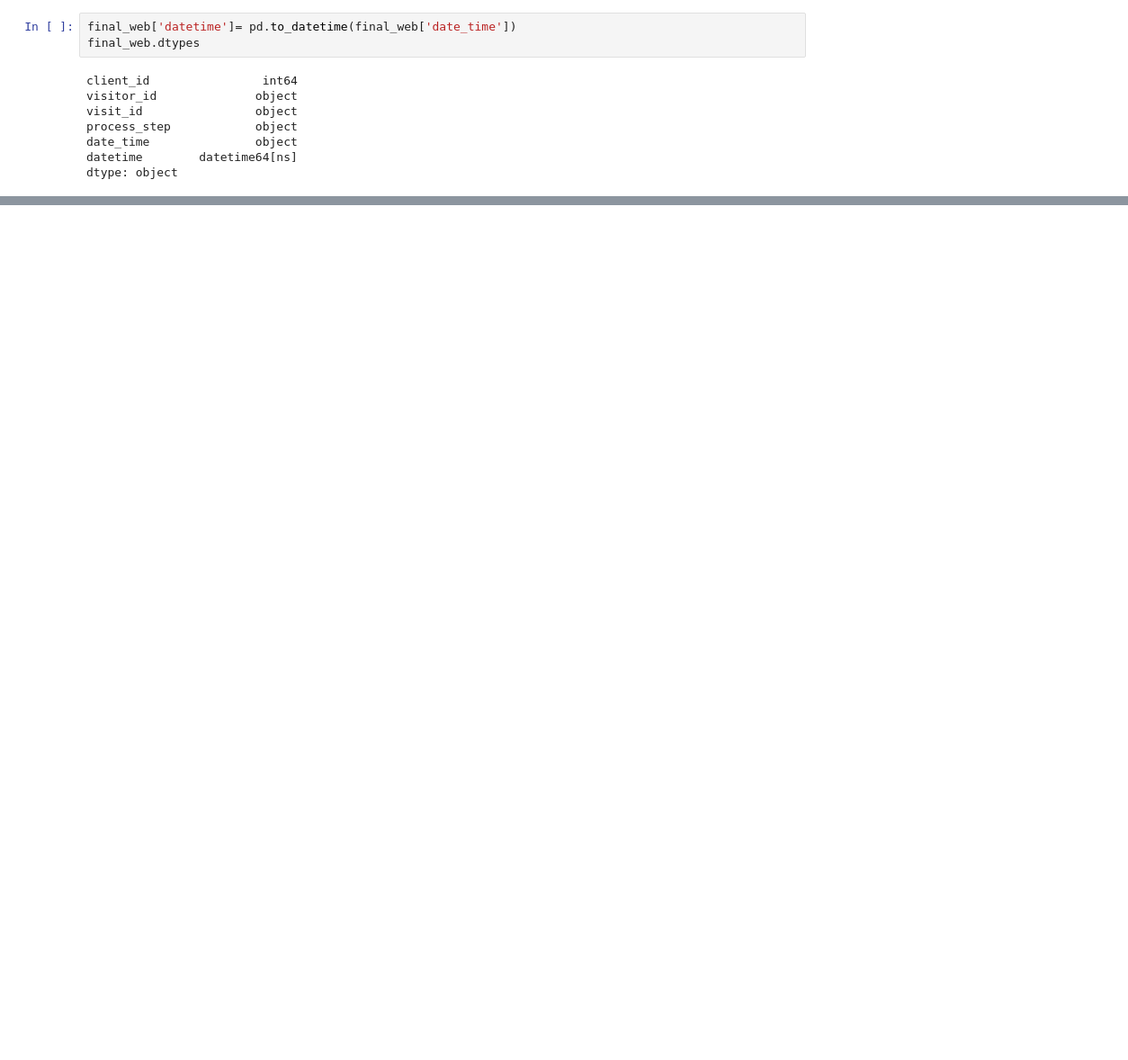
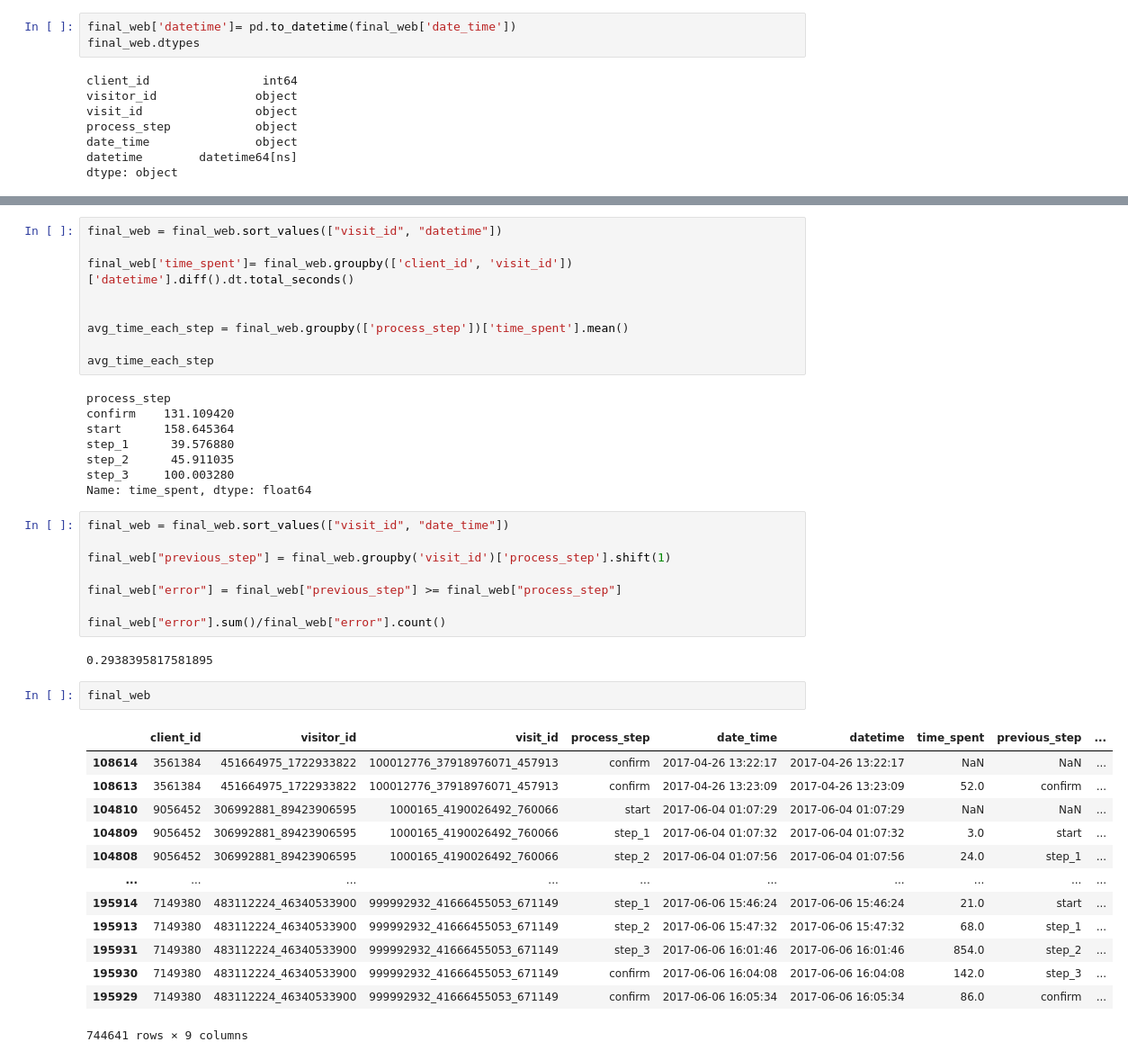
Before and after one commit to RubenLallave/Vanguard_Project, a Jupyter notebook: Vanguard_Project.ipynb, the cells around one changed output, grey strips where cells are left out. Shown: that part at 90% size. Drawn from its saved outputs; the diff is of its cells as text; blank space fills up the shorter version.

```diff
--- a/Vanguard_Project.ipynb
+++ b/Vanguard_Project.ipynb
@@ -377,0 +394,43 @@ dtype: object
+# %%
+final_web = final_web.sort_values(["visit_id", "datetime"])
+
+final_web['time_spent']= final_web.groupby(['client_id', 'visit_id'])['datetime'].diff().dt.total_seconds()
+
+
+avg_time_each_step = final_web.groupby(['process_step'])['time_spent'].mean()
+
+avg_time_each_step
+# %% [output]
+process_step
+confirm    131.109420
+start      158.645364
+step_1      39.576880
+step_2      45.911035
+step_3     100.003280
+Name: time_spent, dtype: float64
+# %%
+final_web = final_web.sort_values(["visit_id", "date_time"])
+
+final_web["previous_step"] = final_web.groupby('visit_id')['process_step'].shift(1)
+
+final_web["error"] = final_web["previous_step"] >= final_web["process_step"]
+
+final_web["error"].sum()/final_web["error"].count()
+# %% [output]
+0.2938395817581895
+# %%
+final_web
+# %% [output]
+|  | client_id | visitor_id | visit_id | process_step | date_time | datetime | time_spent | previous_step | ... |
+| 108614 | 3561384 | 451664975_1722933822 | 100012776_37918976071_457913 | confirm | 2017-04-26 13:22:17 | 2017-04-26 13:22:17 | NaN | NaN | ... |
+| 108613 | 3561384 | 451664975_1722933822 | 100012776_37918976071_457913 | confirm | 2017-04-26 13:23:09 | 2017-04-26 13:23:09 | 52.0 | confirm | ... |
+| 104810 | 9056452 | 306992881_89423906595 | 1000165_4190026492_760066 | start | 2017-06-04 01:07:29 | 2017-06-04 01:07:29 | NaN | NaN | ... |
+| 104809 | 9056452 | 306992881_89423906595 | 1000165_4190026492_760066 | step_1 | 2017-06-04 01:07:32 | 2017-06-04 01:07:32 | 3.0 | start | ... |
+| 104808 | 9056452 | 306992881_89423906595 | 1000165_4190026492_760066 | step_2 | 2017-06-04 01:07:56 | 2017-06-04 01:07:56 | 24.0 | step_1 | ... |
+| ... | ... | ... | ... | ... | ... | ... | ... | ... | ... |
+| 195914 | 7149380 | 483112224_46340533900 | 999992932_41666455053_671149 | step_1 | 2017-06-06 15:46:24 | 2017-06-06 15:46:24 | 21.0 | start | ... |
+| 195913 | 7149380 | 483112224_46340533900 | 999992932_41666455053_671149 | step_2 | 2017-06-06 15:47:32 | 2017-06-06 15:47:32 | 68.0 | step_1 | ... |
+| 195931 | 7149380 | 483112224_46340533900 | 999992932_41666455053_671149 | step_3 | 2017-06-06 16:01:46 | 2017-06-06 16:01:46 | 854.0 | step_2 | ... |
+| 195930 | 7149380 | 483112224_46340533900 | 999992932_41666455053_671149 | confirm | 2017-06-06 16:04:08 | 2017-06-06 16:04:08 | 142.0 | step_3 | ... |
+| 195929 | 7149380 | 483112224_46340533900 | 999992932_41666455053_671149 | confirm | 2017-06-06 16:05:34 | 2017-06-06 16:05:34 | 86.0 | confirm | ... |
+744641 rows × 9 columns
```
Also changed, not shown: parts of 13 cells of this notebook.
